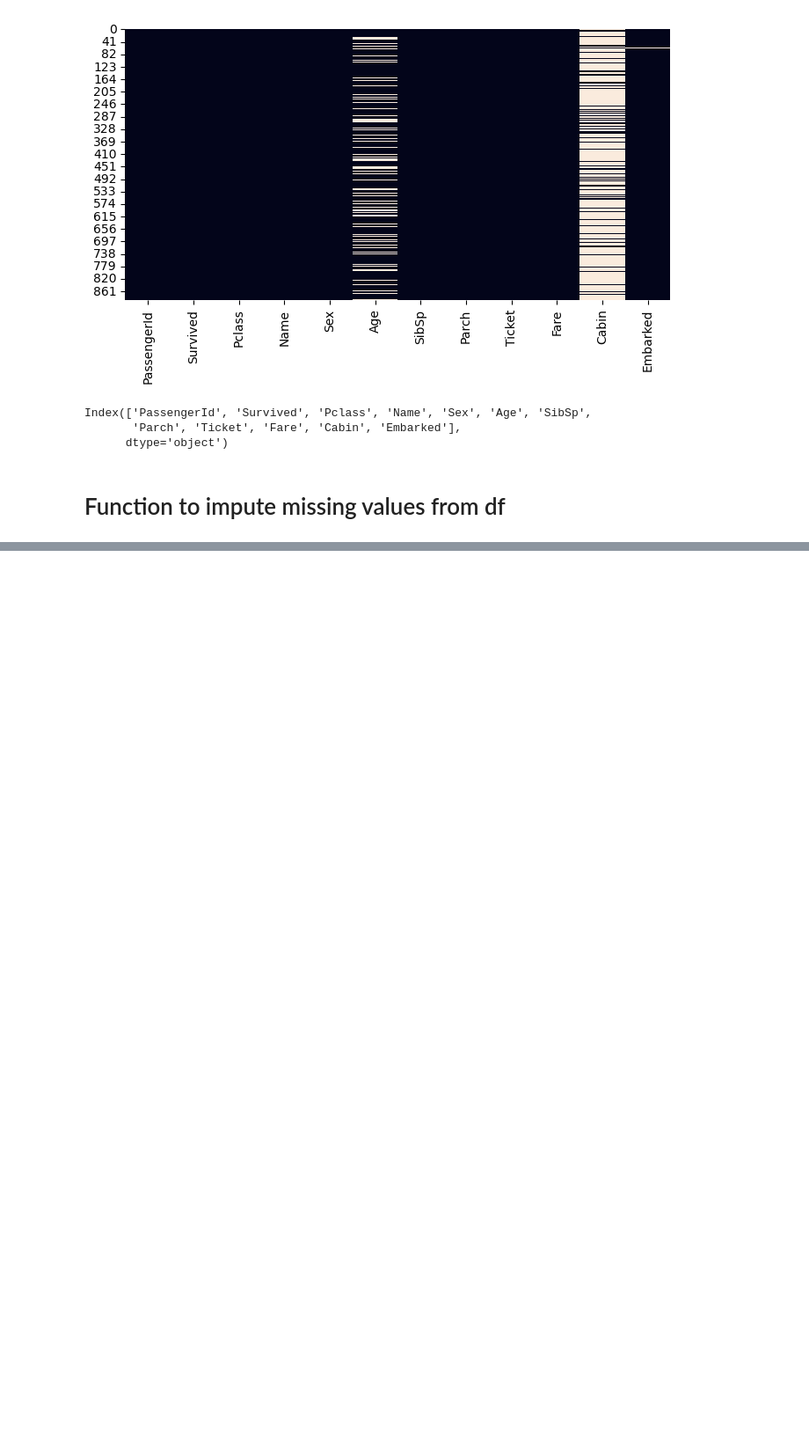
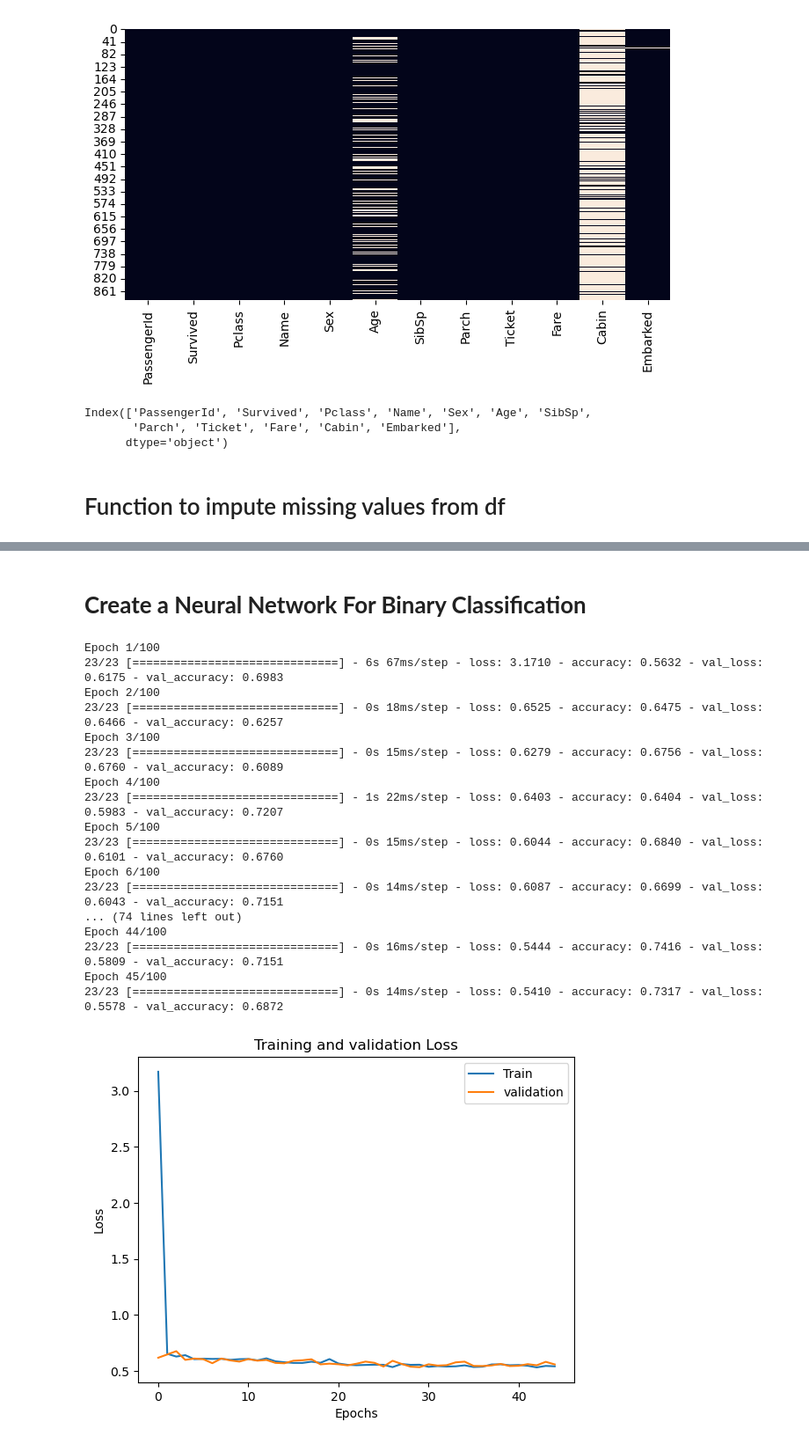
Before and after one commit to najeebjony/six_month_data_science, a Jupyter notebook: 00_project/02_titanic_kaggel_competition/titanic_kaggel.ipynb, the cells around one changed output, grey strips where cells are left out. Shown: that part at 88% size. Drawn from its saved outputs; the diff is of its cells as text; code cells hidden in the pictures; blank space fills up the shorter version.

```diff
--- a/00_project/02_titanic_kaggel_competition/titanic_kaggel.ipynb
+++ b/00_project/02_titanic_kaggel_competition/titanic_kaggel.ipynb
@@ -291,0 +324,17 @@ dtype: float64
+# %% [markdown]
+# **Create a Neural Network For Binary Classification**
+# %%
+# using tensorflow to create a neural network
+import tensorflow as tf
+
+model = tf.keras.models.Sequential([
+    tf.keras.layers.Dense(128, activation='relu',
+                           input_shape=(X_train.shape[1],)), #input Layer
+
+tf.keras.layers.Dense(64, activation='relu'), # Hidden Layer 1
+tf.keras.layers.Dense(32, activation='relu'), # Hidden Layer 2
+tf.keras.layers.Dense(16, activation='relu'), # Hidden Layer 3
+tf.keras.layers.Dense(8, activation='relu'),  # Hidden Layer 4
+
+tf.keras.layers.Dense(1, activation='sigmoid') # output layer
+])
@@ -291,0 +350,53 @@ dtype: float64
+# %%
+from tensorflow.keras.callbacks import EarlyStopping
+
+early_stopping = EarlyStopping(patience=15)
+
+# compile the model
+model.compile(optimizer='adam', loss='binary_crossentropy', metrics=['accuracy'])
+
+# train the model and plot the training and testing loass and accuracy at each epoch
+history = model.fit(X_train, y_train, epochs=100, batch_size=32, verbose=1,validation_data=(X_test,y_test),callbacks=[early_stopping])
+
+# Evaluating the model (using Mean Squared error)
+loss = model.evaluate(X_test, y_test, verbose=0)
+
+# ploting the traning and testing loss
+import matplotlib.pyplot as plt
+
+# Plot the training and testing loss
+plt.plot(history.history['loss'], label='Training Loss')
+plt.plot(history.history['val_loss'], label='validation Loss')
+plt.title('Training and validation Loss')
+plt.xlabel('Epochs')
+plt.ylabel('Loss')
+plt.legend(['Train','validation',],loc='upper right')
+plt.show()
+
+# ploting the traning and testing accuracy
+plt.plot(history.history['accuracy'], label='Training Accuracy')
+plt.plot(history.history['val_accuracy'], label='validation Accuracy')
+plt.title('Training and validation Accuracy')
+plt.xlabel('Epochs')
+plt.ylabel('Accuracy')
+plt.legend(['Train','validation',],loc='upper right')
+plt.show()
+# %% [output]
+Epoch 1/100
+23/23 [==============================] - 6s 67ms/step - loss: 3.1710 - accuracy: 0.5632 - val_loss: 0.6175 - val_accuracy: 0.6983
+Epoch 2/100
+23/23 [==============================] - 0s 18ms/step - loss: 0.6525 - accuracy: 0.6475 - val_loss: 0.6466 - val_accuracy: 0.6257
+Epoch 3/100
+23/23 [==============================] - 0s 15ms/step - loss: 0.6279 - accuracy: 0.6756 - val_loss: 0.6760 - val_accuracy: 0.6089
+Epoch 4/100
+23/23 [==============================] - 1s 22ms/step - loss: 0.6403 - accuracy: 0.6404 - val_loss: 0.5983 - val_accuracy: 0.7207
+Epoch 5/100
+23/23 [==============================] - 0s 15ms/step - loss: 0.6044 - accuracy: 0.6840 - val_loss: 0.6101 - val_accuracy: 0.6760
+Epoch 6/100
+23/23 [==============================] - 0s 14ms/step - loss: 0.6087 - accuracy: 0.6699 - val_loss: 0.6043 - val_accuracy: 0.7151
+... (74 lines left out)
+Epoch 44/100
+23/23 [==============================] - 0s 16ms/step - loss: 0.5444 - accuracy: 0.7416 - val_loss: 0.5809 - val_accuracy: 0.7151
+Epoch 45/100
+23/23 [==============================] - 0s 14ms/step - loss: 0.5410 - accuracy: 0.7317 - val_loss: 0.5578 - val_accuracy: 0.6872
+[figure, added]
```
Also changed, not shown: parts of 8 cells of this notebook, 2 other files.
